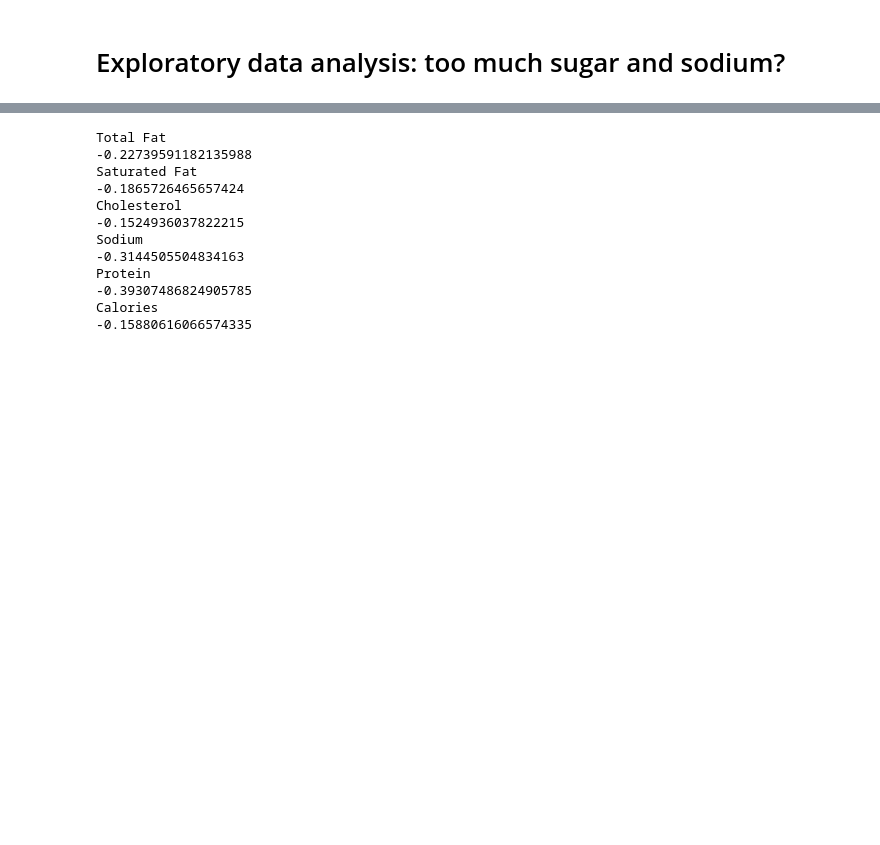
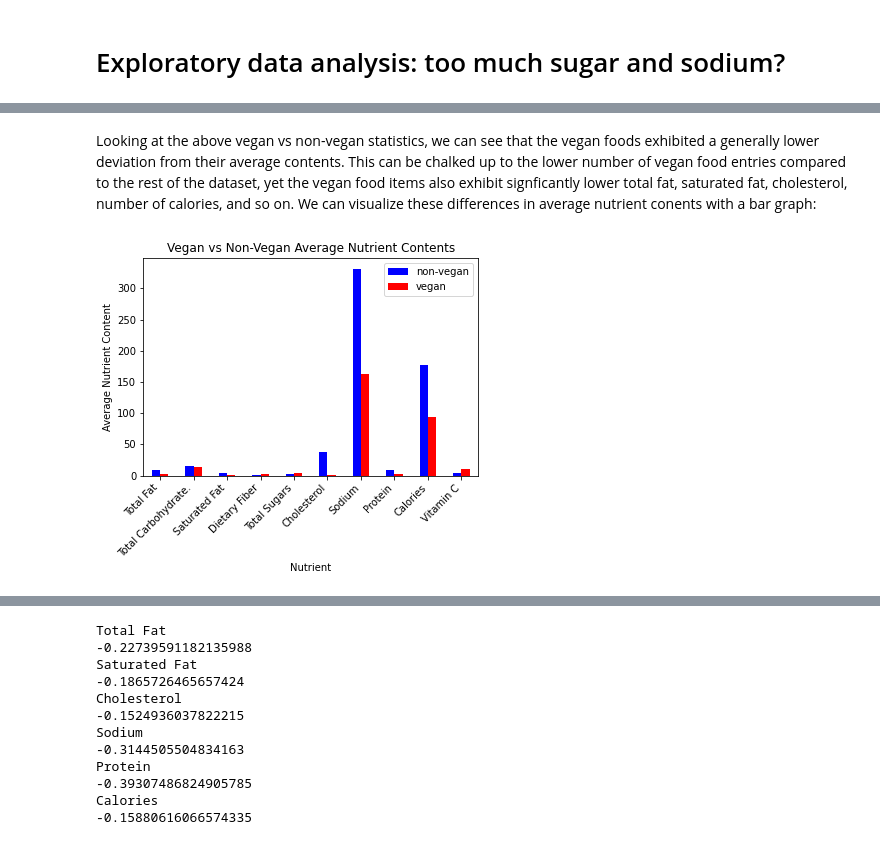
Before and after one commit to harlansgs/fall-2021-umd-dining-analysis, a Jupyter notebook: Meats at Maryland.ipynb, the cells around one changed output, grey strips where cells are left out. Saved outputs shown, nothing was run; the diff lists cells and outputs as text; code cells hidden in the pictures; blank space fills up the shorter version.

```diff
--- a/Meats at Maryland.ipynb
+++ b/Meats at Maryland.ipynb
@@ -515,0 +537,5 @@ TODO:
+# %%
+# get statistics for non-vegan food items
+print("Non-vegan food stats...")
+nonVeganStats = getNutritionStats(df[df['Is Vegan'] == False])
+nonVeganStats
@@ -515,0 +550,5 @@ TODO:
+# %%
+# get statistics for vegan food items
+print("Vegan food stats...")
+veganStats = getNutritionStats(df[df['Is Vegan'] == True])
+veganStats
@@ -515,0 +563,27 @@ TODO:
+# %% [markdown]
+Looking at the above vegan vs non-vegan statistics, we can see that the vegan foods exhibited a generally lower deviation from their average contents. This can be chalked up to the lower number of vegan food entries compared to the rest of the dataset, yet the vegan food items also exhibit signficantly lower total fat, saturated fat, cholesterol, number of calories, and so on. We can visualize these differences in average nutrient conents with a bar graph:
+# %%
+# get arbitrary x axis positions and tick nums for spacing columns
+pos = [3, 6, 9, 12, 15, 18, 21, 24, 27, 30]
+xticks = [p+1 for p in pos]
+
+# record desired vegan + non-vegan labels and nutrition content
+colors = ['blue', 'red']
+names = ['non-vegan', 'vegan']
+averageContentVals = np.array(list(zip(nonVeganStats.loc["Average Content (units)"],
+                                       veganStats.loc["Average Content (units)"])))
+
+# create plot
+fig, ax = plt.subplots()
+ax = pd.DataFrame(averageContentVals, index=xticks, columns=names).plot.bar(color=colors, ax=ax)
+
+# add labels
+ax.title.set_text('Vegan vs Non-Vegan Average Nutrient Contents')
+ax.set_xticklabels(['Total Fat', 'Total Carbohydrate.', 'Saturated Fat', 'Dietary Fiber', \
+                    'Total Sugars', 'Cholesterol', 'Sodium', 'Protein', 'Calories', 'Vitamin C'],
+                  rotation = 45, ha = 'right')
+ax.set_ylabel("Average Nutrient Content")
+ax.set_xlabel("Nutrient")
+plt.show()
+# %% [output]
+[figure, added]
```
Also changed, not shown: parts of 18 cells of this notebook.
